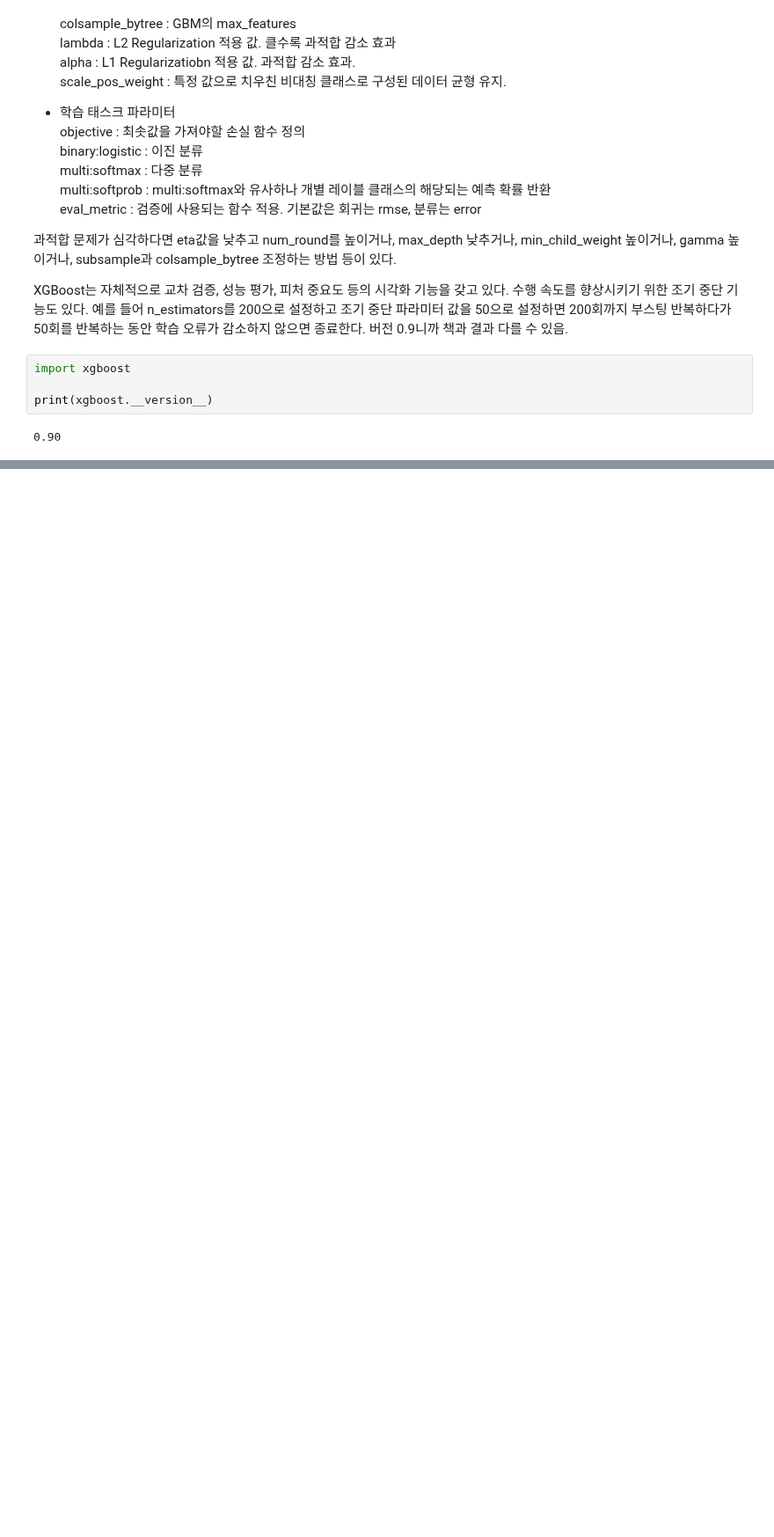
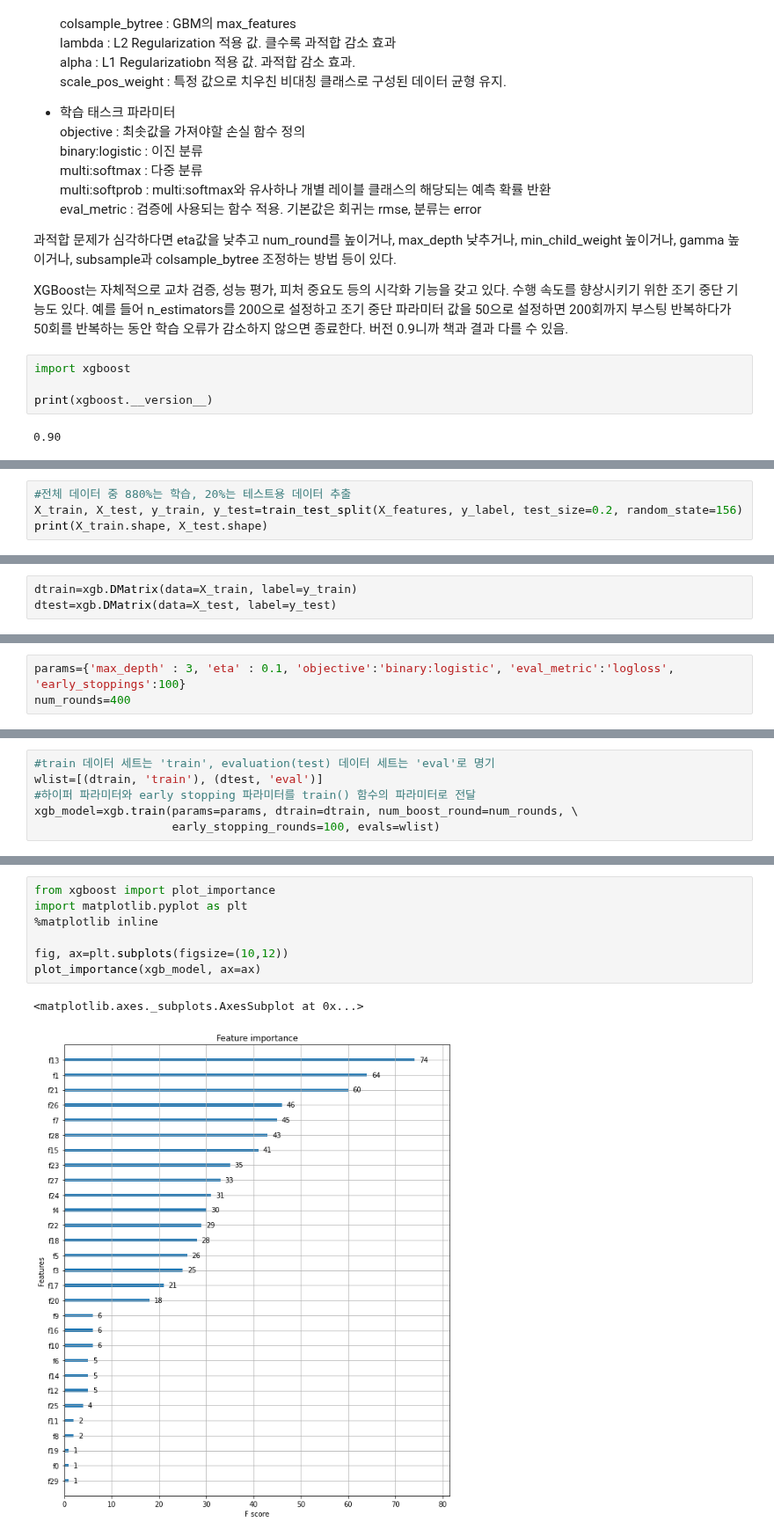
Before and after one commit to nyoons/ESAA, a Jupyter notebook: 2022_11_14_과제_파이썬_머신러닝_완벽가이드.ipynb, the cells around one changed output, grey strips where cells are left out. Shown at 88% size. Drawn from its saved outputs; the diff is of its cells as text; blank space fills up the shorter version.

```diff
--- a/2022_11_14_과제_파이썬_머신러닝_완벽가이드.ipynb
+++ b/2022_11_14_과제_파이썬_머신러닝_완벽가이드.ipynb
@@ -58,0 +95,4 @@ print(xgboost.__version__)
+# %%
+#전체 데이터 중 880%는 학습, 20%는 테스트용 데이터 추출
+X_train, X_test, y_train, y_test=train_test_split(X_features, y_label, test_size=0.2, random_state=156)
+print(X_train.shape, X_test.shape)
@@ -58,0 +105,3 @@ print(xgboost.__version__)
+# %%
+dtrain=xgb.DMatrix(data=X_train, label=y_train)
+dtest=xgb.DMatrix(data=X_test, label=y_test)
@@ -58,0 +112,3 @@ print(xgboost.__version__)
+# %%
+params={'max_depth' : 3, 'eta' : 0.1, 'objective':'binary:logistic', 'eval_metric':'logloss', 'early_stoppings':100}
+num_rounds=400
@@ -58,0 +117,6 @@ print(xgboost.__version__)
+# %%
+#train 데이터 세트는 'train', evaluation(test) 데이터 세트는 'eval'로 명기
+wlist=[(dtrain, 'train'), (dtest, 'eval')]
+#하이퍼 파라미터와 early stopping 파라미터를 train() 함수의 파라미터로 전달
+xgb_model=xgb.train(params=params, dtrain=dtrain, num_boost_round=num_rounds, \
+                    early_stopping_rounds=100, evals=wlist)
@@ -58,0 +184,10 @@ print(xgboost.__version__)
+# %%
+from xgboost import plot_importance
+import matplotlib.pyplot as plt
+%matplotlib inline
+
+fig, ax=plt.subplots(figsize=(10,12))
+plot_importance(xgb_model, ax=ax)
+# %% [output]
+<matplotlib.axes._subplots.AxesSubplot at 0x...>
+[figure, added]
```
Also changed, not shown: parts of 19 cells of this notebook.
